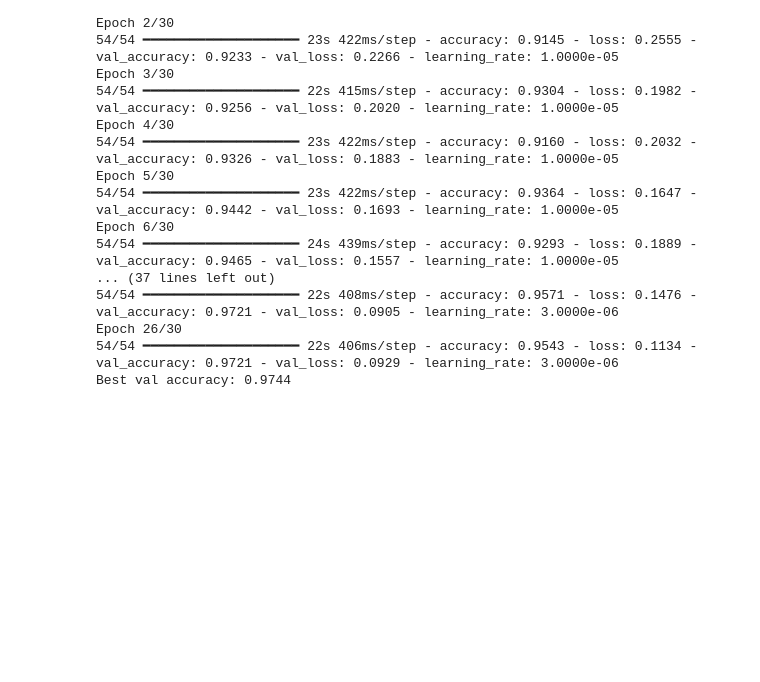
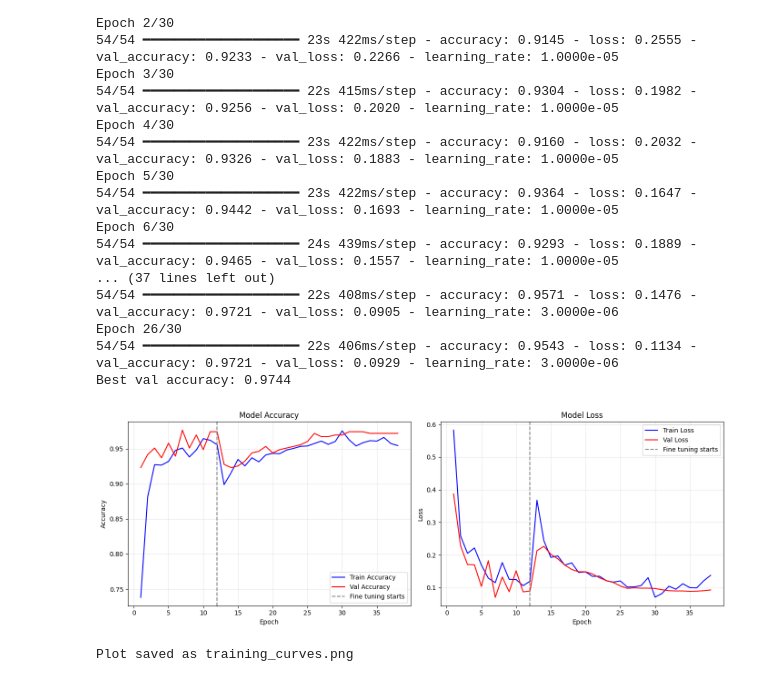
Before and after one commit to Mombinjenga/Potato-Disease-Detector, a Jupyter notebook: Potato_ML.ipynb, the cells around one changed output. Cells and saved outputs as stored; diff of their text form; code cells hidden in the pictures; blank space fills up the shorter version.

Commit message:
plot training accuracy and loss curves for both phases

```diff
--- a/Potato_ML.ipynb
+++ b/Potato_ML.ipynb
@@ -423,31 +423,38 @@ def plot_history(h1, h2):
     acc = h1.history['accuracy'] + h2.history['accuracy']
     val_acc = h1.history['val_accuracy'] + h2.history['val_accuracy']
     loss = h1.history['loss'] + h2.history['loss']
     val_loss = h1.history['val_loss'] + h2.history['val_loss']
     epochs = range(1, len(acc) + 1)
-    split = len(h1.history['accuracy'])  # where phase 2 starts
+    split = len(h1.history['accuracy'])
 
     fig, (ax1, ax2) = plt.subplots(1, 2, figsize=(14, 5))
 
     # accuracy plot
     ax1.plot(epochs, acc, 'b-', label='Train Accuracy')
     ax1.plot(epochs, val_acc, 'r-', label='Val Accuracy')
     ax1.axvline(x=split, color='gray', linestyle='--', label='Fine tuning starts')
     ax1.set_title('Model Accuracy')
     ax1.set_xlabel('Epoch')
     ax1.set_ylabel('Accuracy')
     ax1.legend()
     ax1.grid(True, alpha=0.3)
 
     # loss plot
     ax2.plot(epochs, loss, 'b-', label='Train Loss')
     ax2.plot(epochs, val_loss, 'r-', label='Val Loss')
     ax2.axvline(x=split, color='gray', linestyle='--', label='Fine tuning starts')
     ax2.set_title('Model Loss')
     ax2.set_xlabel('Epoch')
     ax2.set_ylabel('Loss')
     ax2.legend()
     ax2.grid(True, alpha=0.3)
 
     plt.tight_layout()
+    plt.savefig('training_curves.png')  # save the figure
     plt.show()
+    print("Plot saved as training_curves.png")
+
+plot_history(history_phase1, history_phase2)
+# %% [output]
+[figure, added]
+Plot saved as training_curves.png
```
